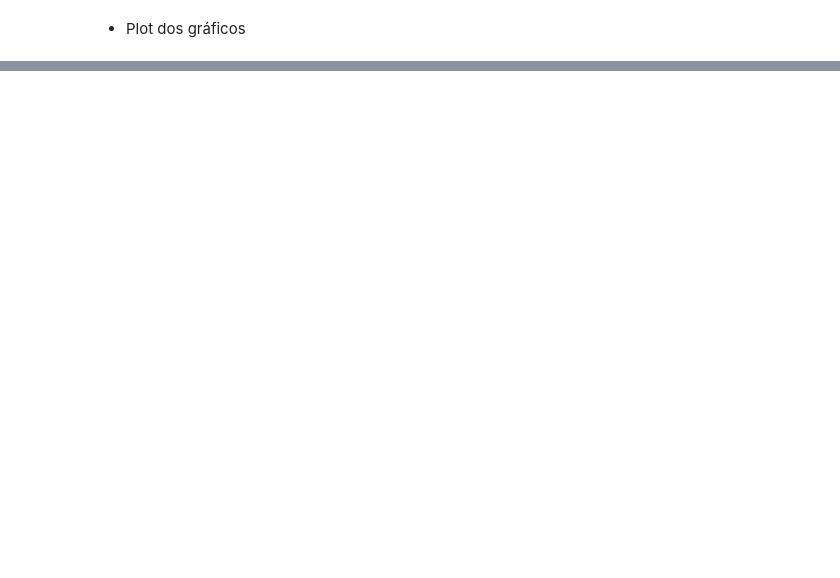
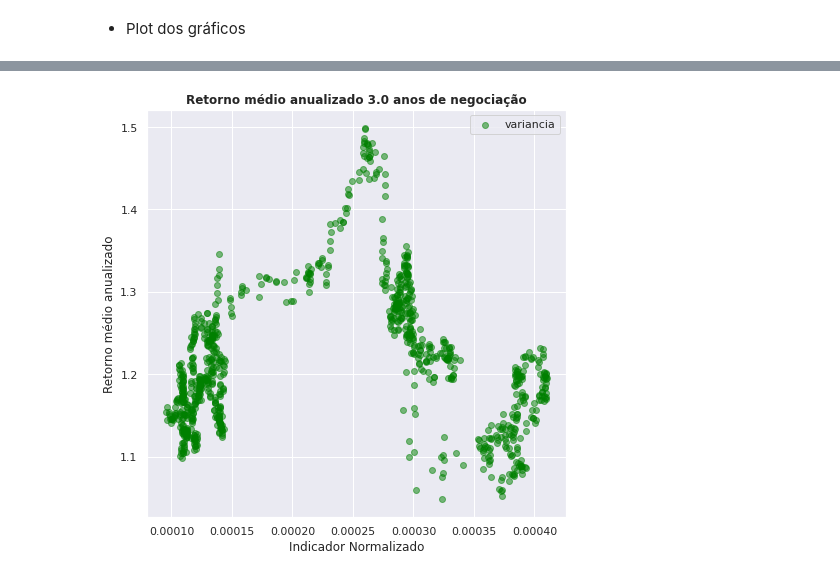
Before and after one commit to Manuelstv/Financas-Quantitativas, a Jupyter notebook: multiplos_historicos.ipynb, the cells around one changed output, grey strips where cells are left out. Drawn from its saved outputs; the diff is of its cells as text; code cells hidden in the pictures; blank space fills up the shorter version.

```diff
--- a/multiplos_historicos.ipynb
+++ b/multiplos_historicos.ipynb
@@ -376,2 +474,28 @@ axs=axs
+# %%
+sns.set()
+fig, axs = plt.subplots(figsize=(7.5,7.5), facecolor='w', edgecolor='k')
+
+#plots
+#axs.scatter(y = value['retorno_acumulado_anualizado'],x = value['std_preco/lpa'], marker='o', color='green', label = 'preco/lucro', alpha =0.5)
+#axs.scatter(y = value['retorno_acumulado_anualizado'],x = carteira['std_preco/ebit'], marker='o', color='blue', label = 'preco/ebit',alpha =0.5)
+axs.scatter(y = value['retorno_acumulado_anualizado'],x = value['retorno_var'], marker='o', color='green', label = 'variancia', alpha =0.5)
+#axs.scatter(y = value['retorno_acumulado_anualizado'],x = value['retorno_acumulado_ltm'], marker='o', color='green', label = 'Preco/retorno_ltm', alpha =0.5)
+#axs.scatter(y = value['retorno_acumulado_anualizado'],x = value['std_preco/receita'], marker='o', color='red', label = 'Preco/receita', alpha =0.5)
+#axs.scatter(y = value['retorno_acumulado_anualizado'],x = value['std_graham'], marker='o', color='red', label = 'Graham', alpha =0.5)
+
+#axs.axvline(x=last['std_preco/receita'],label = "Nivel atual", color = 'red', alpha=0.5)
+#axs.axvline(x=carteira['std_preco/pat_liq'].iloc[-1],label = "Nivel atual", color = 'green', alpha =0.5)
+#axs.axvline(x=last['std_preco/ebit'],label = "Nivel atual", color = 'blue', alpha=0.5)
+
+
+#legendas
+axs.set_title('Retorno médio anualizado {} anos de negociação'.format(anos), fontsize=12, fontweight ="bold")
+axs.set_xlabel("Indicador Normalizado")
+axs.set_ylabel("Retorno médio anualizado")
+axs.legend()
+
+axs=axs
+# %% [output]
+[figure, added]
 # %%
 carteira.to_csv('carteira.csv')
```
Also changed, not shown: parts of 27 cells of this notebook.
